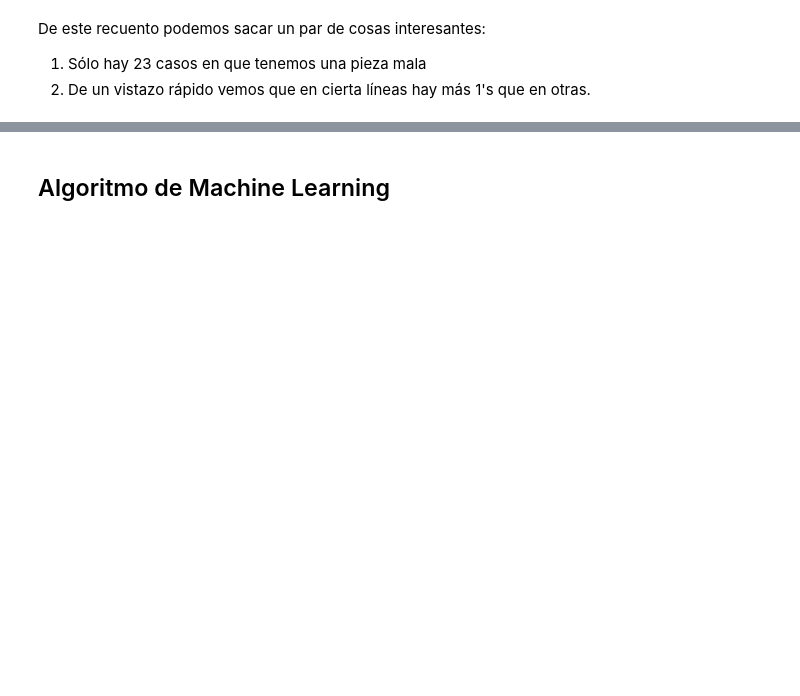
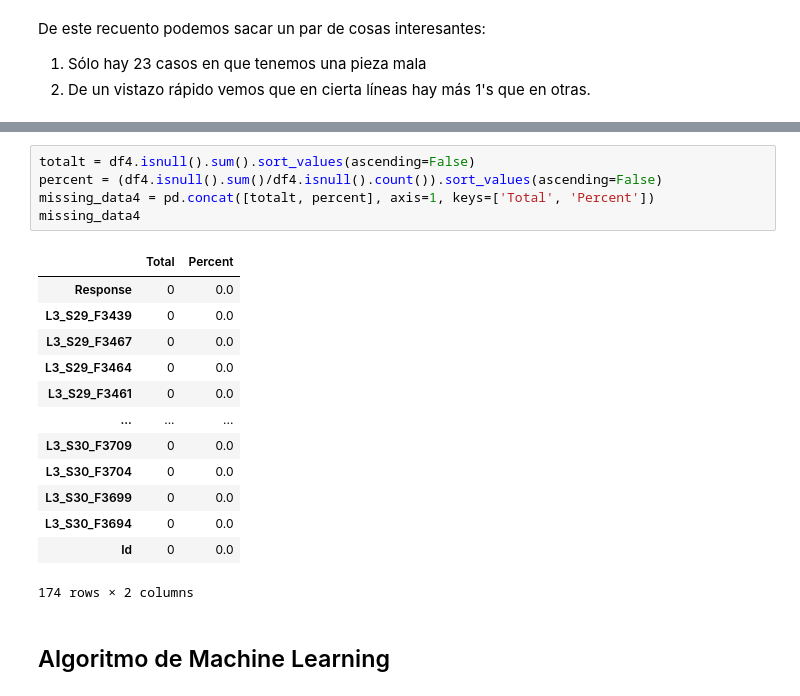
Before and after one commit to Tonmf/ProyectoIML, a Jupyter notebook: Casos/Caso_5.ipynb, the cells around one changed output, grey strips where cells are left out. Drawn from its saved outputs; the diff is of its cells as text; blank space fills up the shorter version.

```diff
--- a/Casos/Caso_5.ipynb
+++ b/Casos/Caso_5.ipynb
@@ -131,2 +200,21 @@ De este recuento podemos sacar un par de cosas interesantes:
+# %%
+totalt = df4.isnull().sum().sort_values(ascending=False)
+percent = (df4.isnull().sum()/df4.isnull().count()).sort_values(ascending=False)
+missing_data4 = pd.concat([totalt, percent], axis=1, keys=['Total', 'Percent'])
+missing_data4
+# %% [output]
+|  | Total | Percent |
+| Response | 0 | 0.0 |
+| L3_S29_F3439 | 0 | 0.0 |
+| L3_S29_F3467 | 0 | 0.0 |
+| L3_S29_F3464 | 0 | 0.0 |
+| L3_S29_F3461 | 0 | 0.0 |
+| ... | ... | ... |
+| L3_S30_F3709 | 0 | 0.0 |
+| L3_S30_F3704 | 0 | 0.0 |
+| L3_S30_F3699 | 0 | 0.0 |
+| L3_S30_F3694 | 0 | 0.0 |
+| Id | 0 | 0.0 |
+174 rows × 2 columns
 # %% [markdown]
 ## Algoritmo de Machine Learning
```
Also changed, not shown: parts of 30 cells of this notebook.
